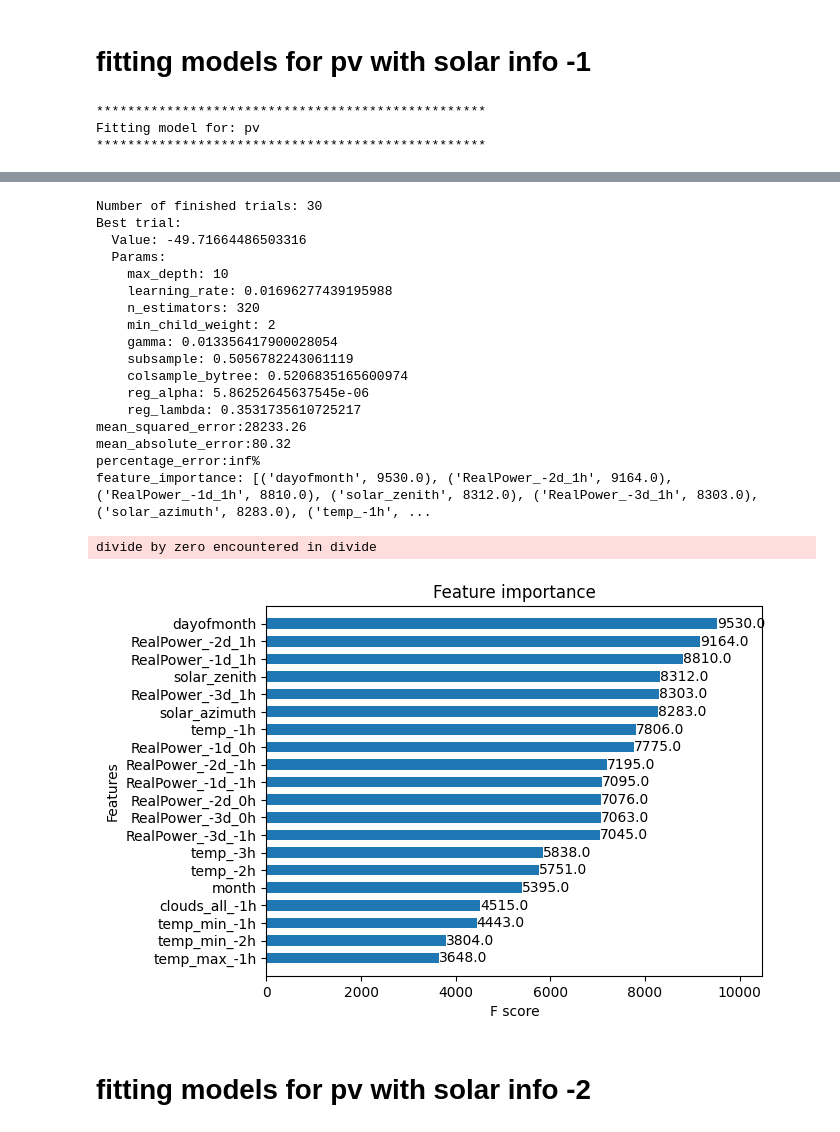
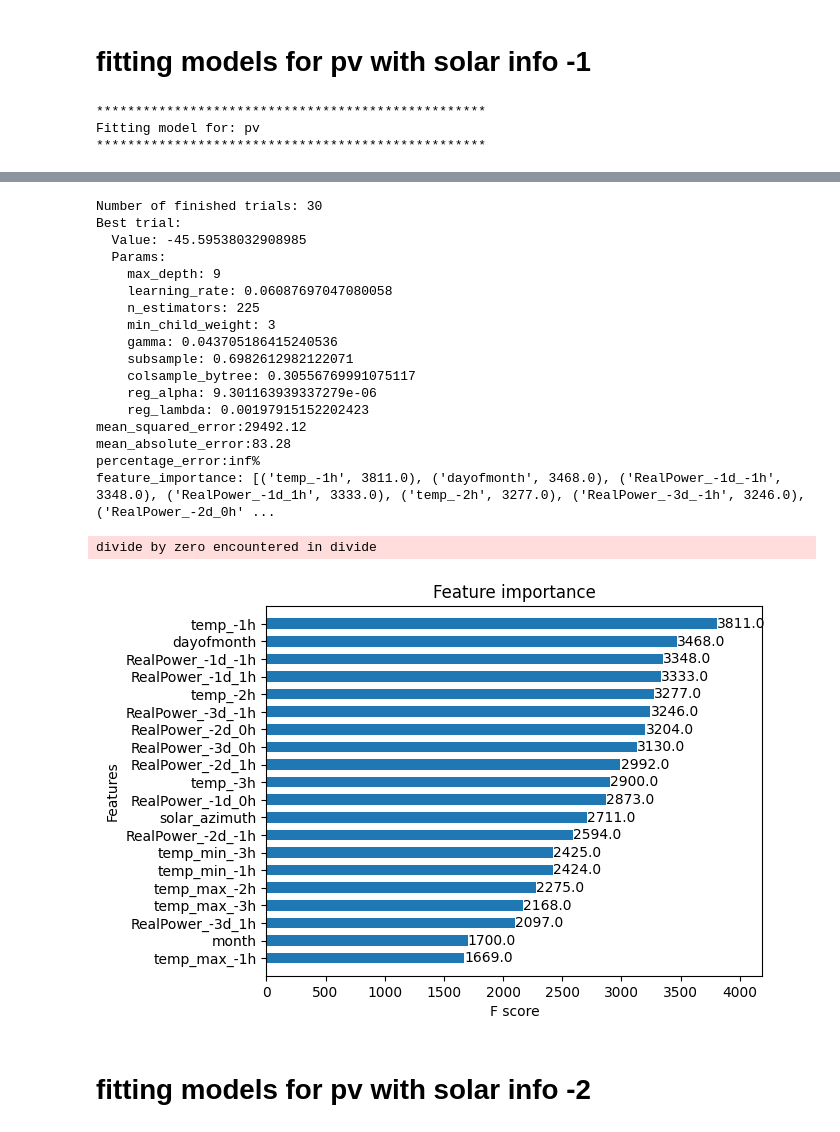
Before and after one commit to AarenLee07/Microgrid-Optimizer, a Jupyter notebook: notebooks/Retraining_XGB_PV.ipynb, the cells around one changed output, grey strips where cells are left out. Cells and saved outputs as stored; diff of their text form; code cells hidden in the pictures.

```diff
--- a/notebooks/Retraining_XGB_PV.ipynb
+++ b/notebooks/Retraining_XGB_PV.ipynb
@@ -5,16 +7,16 @@ from XGBoost_helper import Data_encoder,Optuna_core,XGBoost_Optuna,Simple_foreca
 
 weather_setting_={
     'weather_fn':r'L:/Coding_project/Energy_grid_new/data/UCSD_raw_data/Weather_SanDiego.csv',
-    'keys':['temp','temp_min','temp_max'],
-    'shift':[6,6,6]
+    'keys':['temp','temp_min','temp_max','clouds_all','weather_main'],
+    'shift':[3,3,3,3,3]
 }
 data_setting_={
     'load_from_existing_file':True,
     'data_fn':'sum_real',
-    'src_path':r'L:/Coding_project/Energy_grid_new/XGBoost_pred/0829_target_encoding_7d_5h/',
-    'save_prefix':'0829_target_encoding_7d_5h',
+    'src_path':r'L:/Coding_project/Energy_grid_new/XGBoost_pred/pv_load_origin/',
+    'save_prefix':'target_encode_3d_3h',
     'save_folder':r'L:/Coding_project/Energy_grid_new/XGBoost_pred/model/',
-    'days_ahead':[1,2,3,4,5,6,7],
+    'days_ahead':[1,2,3],
     'hours_ahead':[1,0,-1],
     'enable_target_encoding':True,
     'target_encoding_start':'01-Jan-2017',
@@ -27,7 +29,7 @@ model_setting_={
     'n_trials':30,
     'metrics':'neg_mean_absolute_error',
     'stop_threshold':-10,
-    'model_folder':r'D:/Codes/GIthub_repo/Energy_grid/scripts/XGboost_Optuna/model/',
+    'model_folder':r'L:/Coding_project/Energy_grid_new/XGBoost_pred/model/',
     'save_prefix':'0829_pv_1',
     'visualization_types':['optimization_history','contour','slice'],
     'params':{
@@ -52,7 +54,7 @@ case=XGBoost_Optuna(data_setting_=data_setting_,
                     model_setting_=model_setting_,
                     )
 case.optuna_optimizer()
-case.optuna_visualization()
+#case.optuna_visualization()
 case.refit_best_trail()
 case.predict_n_evaluate()
 case.save_model()
@@ -80,21 +82,21 @@ Fitting model for: pv
 Number of finished trials: 30
 Best trial:
-  Value: -49.71664486503316
+  Value: -45.59538032908985
   Params:
-    max_depth: 10
-    learning_rate: 0.01696277439195988
-    n_estimators: 320
-    min_child_weight: 2
-    gamma: 0.013356417900028054
-    subsample: 0.5056782243061119
-    colsample_bytree: 0.5206835165600974
-    reg_alpha: 5.86252645637545e-06
-    reg_lambda: 0.3531735610725217
-mean_squared_error:28233.26
-mean_absolute_error:80.32
+    max_depth: 9
+    learning_rate: 0.06087697047080058
+    n_estimators: 225
+    min_child_weight: 3
+    gamma: 0.043705186415240536
+    subsample: 0.6982612982122071
+    colsample_bytree: 0.30556769991075117
+    reg_alpha: 9.301163939337279e-06
+    reg_lambda: 0.00197915152202423
+mean_squared_error:29492.12
+mean_absolute_error:83.28
 percentage_error:inf%
-feature_importance: [('dayofmonth', 9530.0), ('RealPower_-2d_1h', 9164.0), ('RealPower_-1d_1h', 8810.0), ('solar_zenith', 8312.0), ('RealPower_-3d_1h', 8303.0), ('solar_azimuth', 8283.0), ('temp_-1h', ...
+feature_importance: [('temp_-1h', 3811.0), ('dayofmonth', 3468.0), ('RealPower_-1d_-1h', 3348.0), ('RealPower_-1d_1h', 3333.0), ('temp_-2h', 3277.0), ('RealPower_-3d_-1h', 3246.0), ('RealPower_-2d_0h' ...
 divide by zero encountered in divide
-[figure, old version]
+[figure, new version]
 # %% [markdown]
 # fitting models for pv with solar info -2
```
Also changed, not shown: parts of 8 cells of this notebook, 20 other files.
